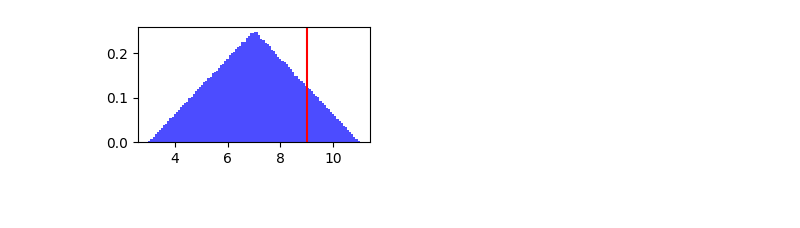
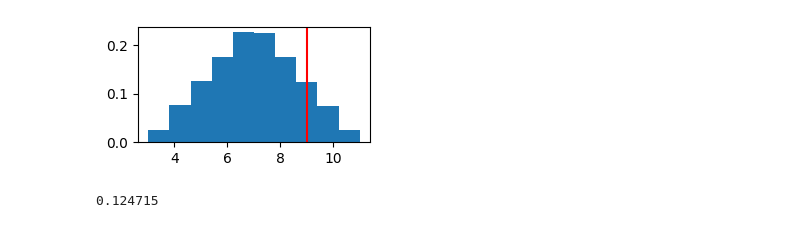
Before and after one commit to lucaszarza/finance-study, a Jupyter notebook: monte-carlo.ipynb, the cells around one changed output. Saved outputs shown, nothing was run; the diff lists cells and outputs as text; code cells hidden in the pictures.

```diff
--- a/monte-carlo.ipynb
+++ b/monte-carlo.ipynb
@@ -15,9 +35,11 @@ array([9.20757478, 6.10753444, 6.57653271, ..., 8.41243772, 5.38779964,
 # %%
 import matplotlib.pyplot as plt
 
 plt.figure(figsize=(3, 1.5))
-plt.hist(duration, density=True, bins=100, color='blue', alpha=0.7)
+plt.hist(duration, density=True)
 plt.axvline(9, color='r')
 plt.show()
+print((duration > 9).sum()/sims)
 # %% [output]
-[figure, old version]
+[figure, new version]
+0.124715
```
Also changed, not shown: parts of 3 cells of this notebook.
